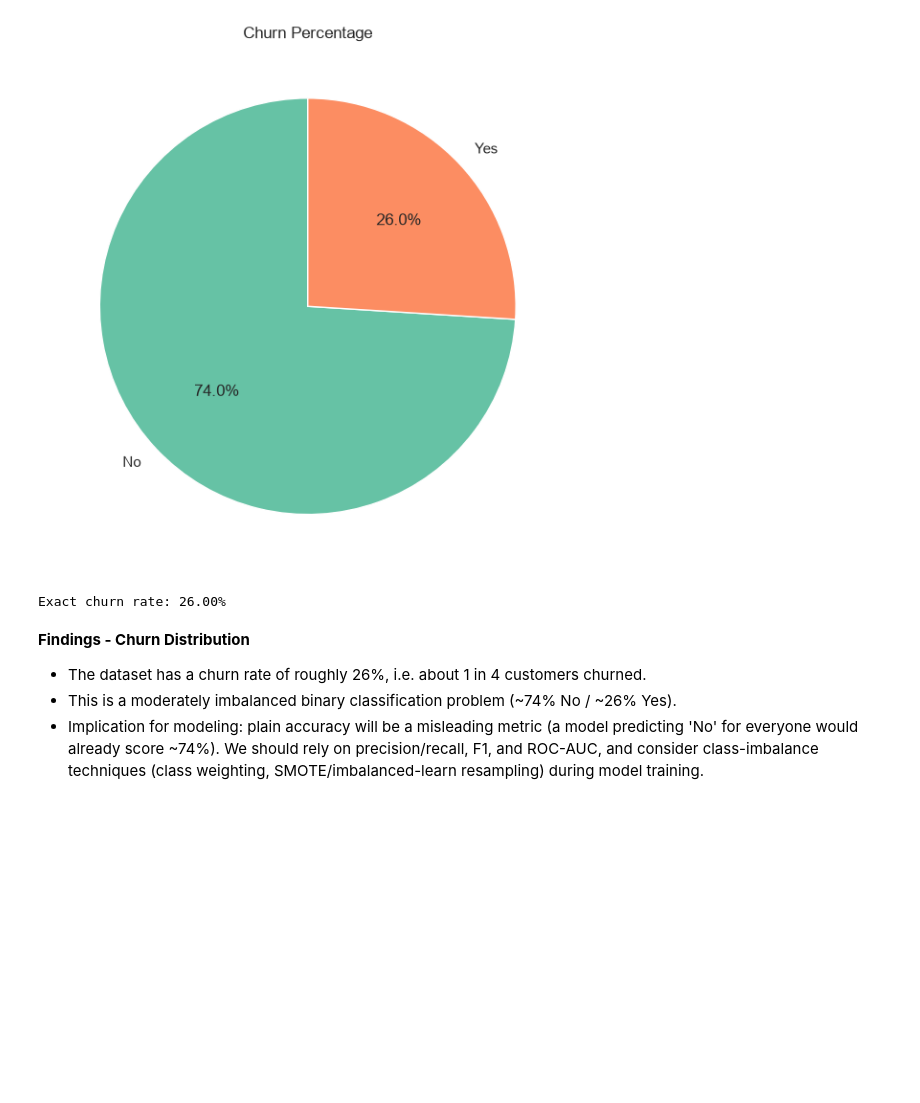
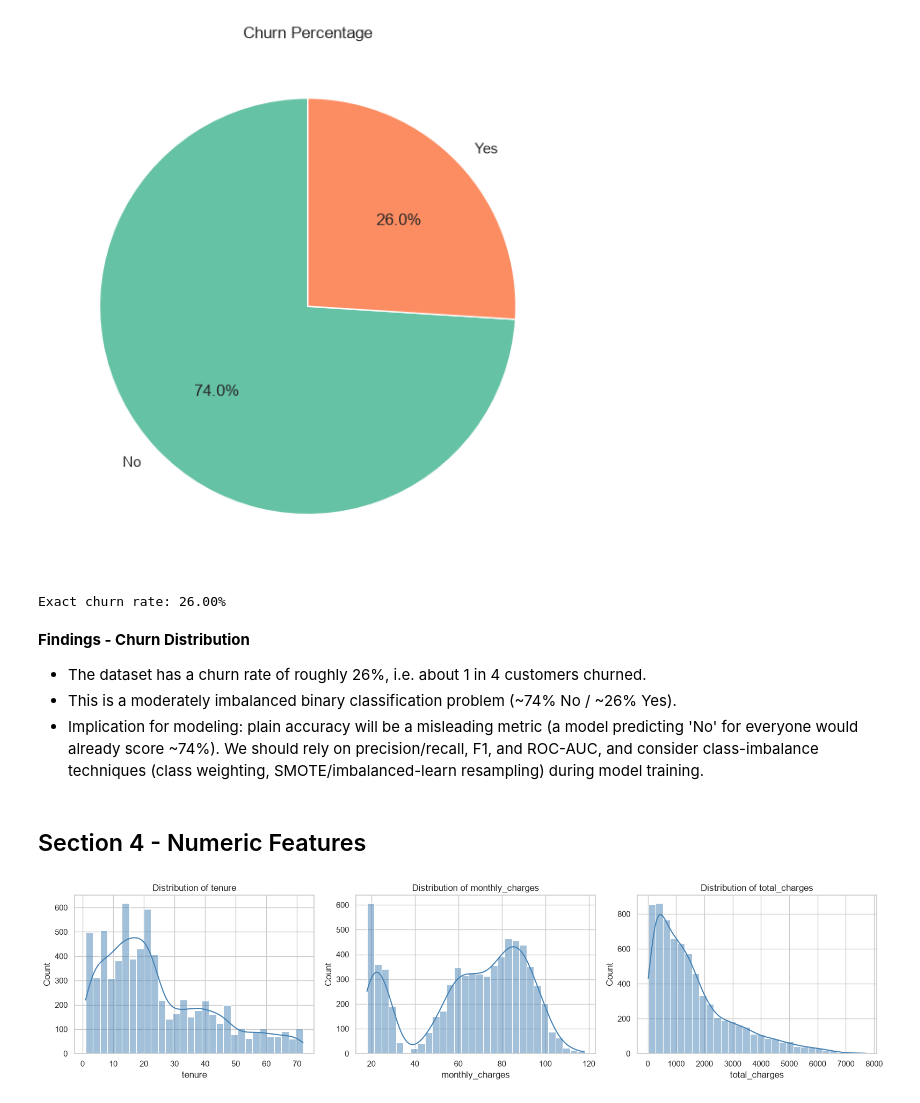
Before and after one commit to raja69reddy/customer-churn-predictor, a Jupyter notebook: notebooks/01_eda.ipynb, the cells around one changed output. Saved outputs shown, nothing was run; the diff lists cells and outputs as text; code cells hidden in the pictures; blank space fills up the shorter version.

Commit message:
Day 3: EDA - numeric features analysis

```diff
--- a/notebooks/01_eda.ipynb
+++ b/notebooks/01_eda.ipynb
@@ -155,3 +155,16 @@ Exact churn rate: 26.00%
 - The dataset has a churn rate of roughly 26%, i.e. about 1 in 4 customers churned.
 - This is a moderately imbalanced binary classification problem (~74% No / ~26% Yes).
 - Implication for modeling: plain accuracy will be a misleading metric (a model predicting 'No' for everyone would already score ~74%). We should rely on precision/recall, F1, and ROC-AUC, and consider class-imbalance techniques (class weighting, SMOTE/imbalanced-learn resampling) during model training.
+# %% [markdown]
+## Section 4 - Numeric Features
+# %%
+numeric_cols = ['tenure', 'monthly_charges', 'total_charges']
+
+fig, axes = plt.subplots(1, 3, figsize=(16, 4))
+for ax, col in zip(axes, numeric_cols):
+    sns.histplot(df[col], bins=30, kde=True, ax=ax, color='steelblue')
+    ax.set_title(f'Distribution of {col}')
+plt.tight_layout()
+plt.show()
+# %% [output]
+[figure, added]
```
Also changed, not shown: parts of 3 cells of this notebook.
